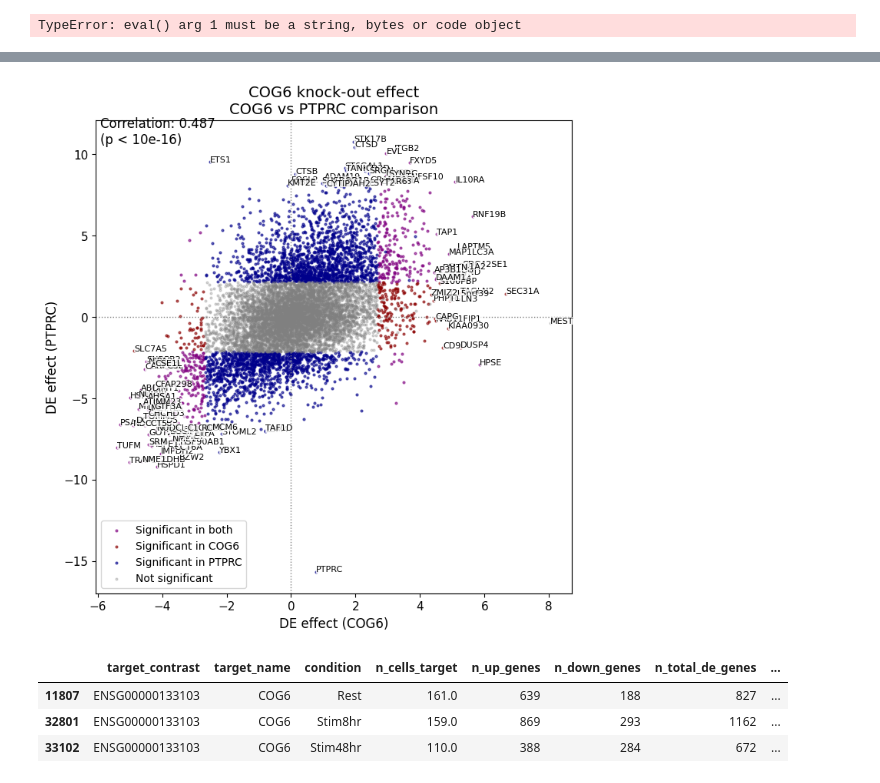
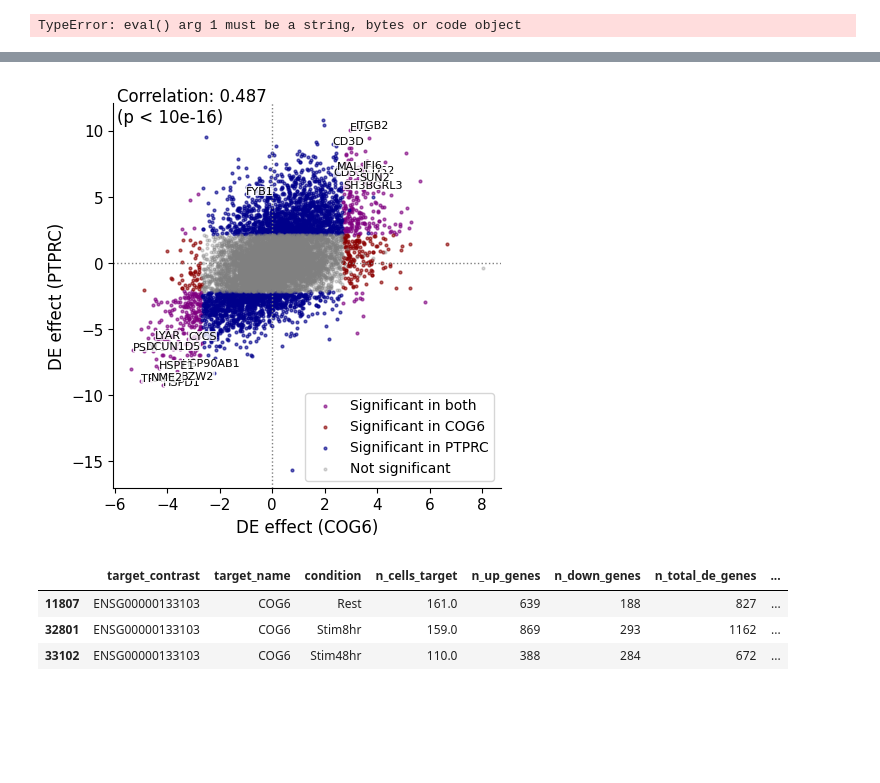
Before and after one commit to emdann/GWT_perturbseq_analysis_2025, a Jupyter notebook: src/6_functional_interaction/opentargets_autoimmune_analysis_results.ipynb, the cells around one changed output, grey strips where cells are left out. Cells and saved outputs as stored; diff of their text form; code cells hidden in the pictures; blank space fills up the shorter version.

Commit message:
updated GWAS genes analysis

```diff
--- a/src/6_functional_interaction/opentargets_autoimmune_analysis_results.ipynb
+++ b/src/6_functional_interaction/opentargets_autoimmune_analysis_results.ipynb
@@ -895,5 +940,5 @@ Name: count, dtype: int64
 # %%
-cl_id = 162
+cl_id = 101
 cl_members = clustering_df[clustering_df['cluster'] == cl_id]['cluster_member'].iloc[0]
 
 # Get results for disease-associated genes
@@ -1015,13 +1065,18 @@ array(['BCL10', 'CD28', 'IKBKB', 'MALT1', 'PRKCQ'], dtype='<U8')
 # %%
-fig, ax = plt.subplots(figsize=(8, 8))
+fig, ax = plt.subplots(figsize=(5, 5))
 pl = plot_effect_comparison(
     adata_de,
     {'target_contrast_gene_name':['COG6', 'PTPRC'], 'stat':['zscore'], 'culture_condition':['Stim48hr']},
-    annotate_significant=True, n_top_genes=30, plot_correlation=True,
+    annotate_significant=True, n_top_genes=5, plot_correlation=True,
+    annotate_genes = top_down_gs[0:10] + top_up_gs[0:10],
     ax=ax
-    );
+    )
+ax.set_title('')
+sns.despine()
+plt.savefig('./results/COG6_scatter_example.pdf')
+plt.savefig('./results/COG6_scatter_example.png')
 # %% [output]
-[figure, old version]
+[figure, new version]
 # %%
 de_stats = pd.read_csv(datadir + f'/DE_results_all_confounders/DE_summary_stats_per_target.csv', index_col=0)
 de_stats[de_stats['target_name'] == 'COG6']
```
Also changed, not shown: parts of 11 cells of this notebook, 5 other files.
